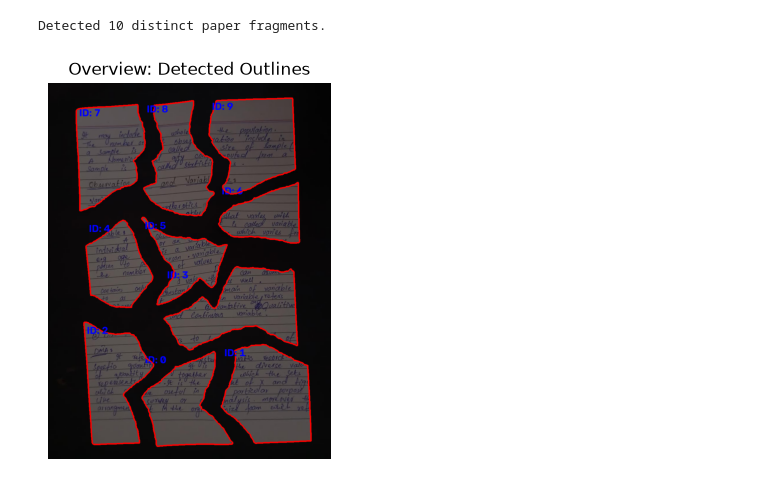
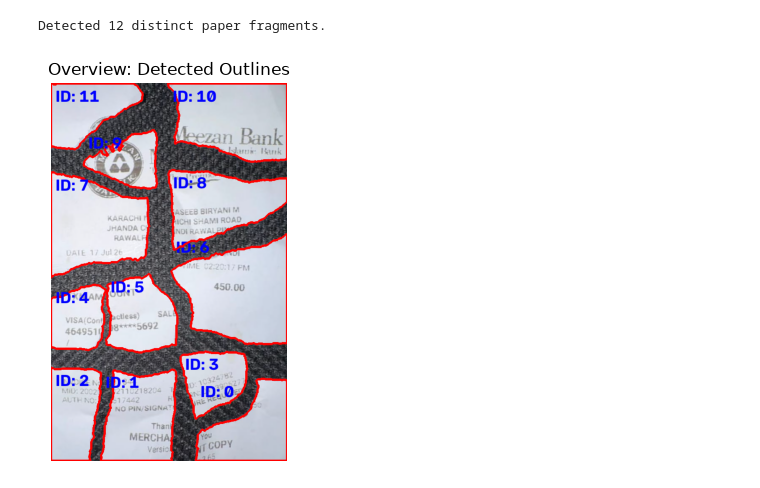
Before and after one commit to mohsinsaeed06/Project-Torn-Paper-, a Jupyter notebook: Final.ipynb, the cells around one changed output. Cells and saved outputs as stored; diff of their text form; code cells hidden in the pictures.

```diff
--- a/Final.ipynb
+++ b/Final.ipynb
@@ -26,7 +26,7 @@ def display_detected_fragments(image_path):
     _, thresh = cv2.threshold(gray, 0, 255, cv2.THRESH_BINARY + cv2.THRESH_OTSU)
 
     # Clean up noise using morphological operations
-    kernel = cv2.getStructuringElement(cv2.MORPH_RECT, (5, 5))
+    kernel = cv2.getStructuringElement(cv2.MORPH_RECT, (3, 3))
     thresh = cv2.morphologyEx(thresh, cv2.MORPH_CLOSE, kernel)
     thresh = cv2.morphologyEx(thresh, cv2.MORPH_OPEN, kernel)
 
@@ -60,36 +60,36 @@ def display_detected_fragments(image_path):
                     cv2.FONT_HERSHEY_SIMPLEX, 1.2, (0, 0, 255), 3)
 
     plt.subplot(rows, cols, 1)
     plt.imshow(highlighted_img)
     plt.title("Overview: Detected Outlines")
     plt.axis("off")
 
     # Plot remaining subplots: Individual cropped pieces
     for idx, contour in enumerate(fragments):
         mask = np.zeros_like(gray)
         cv2.drawContours(mask, [contour], -1, 255, thickness=cv2.FILLED)
 
         # Isolate the current piece
         piece = cv2.bitwise_and(img_rgb, img_rgb, mask=mask)
 
         # Crop to its bounding box boundaries
         x, y, pw, ph = cv2.boundingRect(contour)
         cropped_piece = piece[y:y+ph, x:x+pw]
 
         # plt.subplot(rows, cols, idx + 2)
         # plt.imshow(cropped_piece)
         # plt.title(f"Fragment ID: {idx}")
         # plt.axis("off")
         isolated_pieces_list.append(cropped_piece)  # Store the isolated piece for later use
 
 
     plt.tight_layout()
     plt.show()
 
-display_detected_fragments(r'D:\PythonProject1\Intern\Images\img78.jpeg')
+display_detected_fragments(r'D:\PythonProject1\Intern\Images\img97.png')
 # %% [output]
-Detected 10 distinct paper fragments.
+Detected 12 distinct paper fragments.
-[figure, old version]
+[figure, new version]
 # %%
 # image_path = r'D:\PythonProject1\Intern\Images\img75.jpeg'
 # image = cv2.imread(image_path)
```
Also changed, not shown: parts of 7 cells of this notebook.
